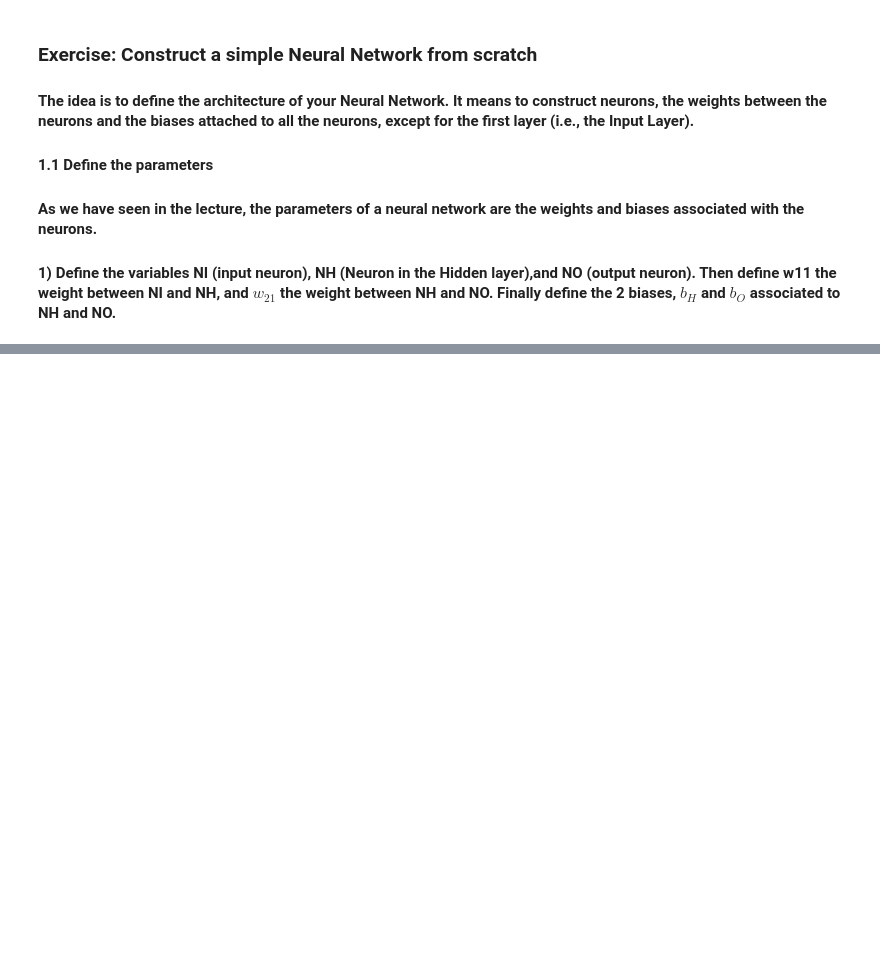
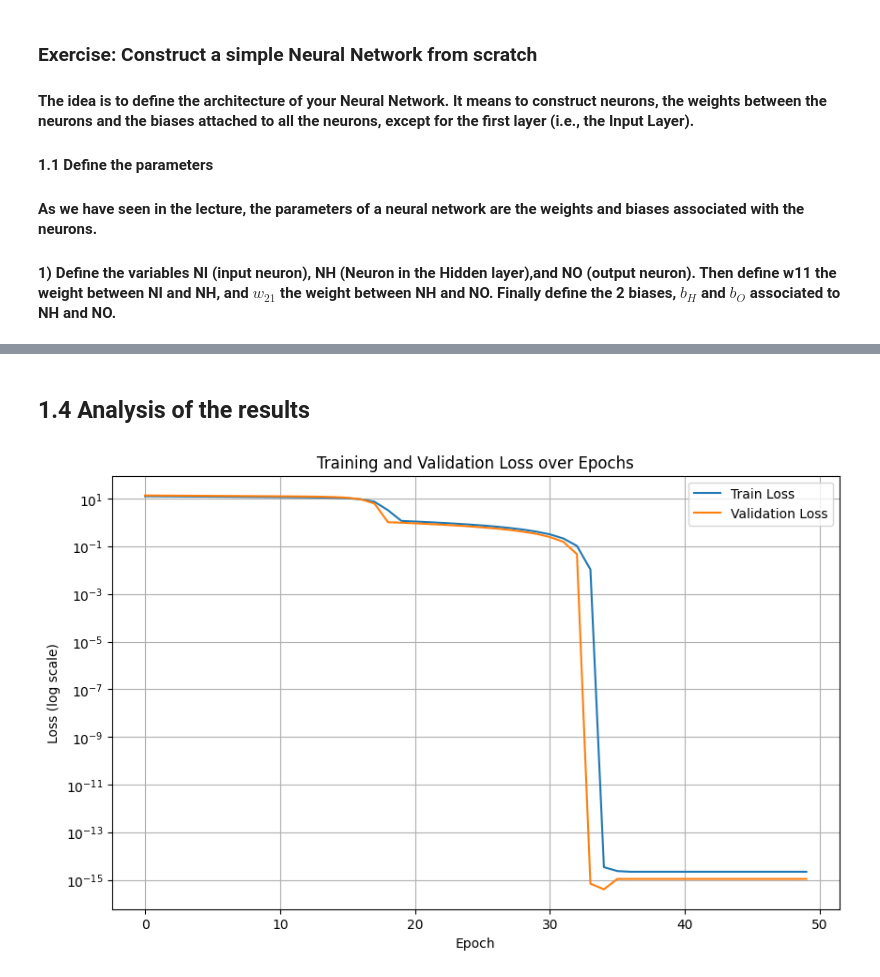
Before and after one commit to mazapataa/NNbasic, a Jupyter notebook: P1_NN_scratch.ipynb, the cells around one changed output, grey strips where cells are left out. Drawn from its saved outputs; the diff is of its cells as text; code cells hidden in the pictures; blank space fills up the shorter version.

```diff
--- a/P1_NN_scratch.ipynb
+++ b/P1_NN_scratch.ipynb
@@ -87,0 +188,19 @@ plt.grid()
+# %% [markdown]
+## 1.4 Analysis of the results
+# %%
+'''19) plot the evolution of the Loss-train and Loss-validation in a same plot. Use the "semilogy" matplotlib
+function for this plot. Do the validation and the training set learn at the same time? Can you say that
+your neural network is well-trained?
+'''
+
+plt.figure(figsize=(10, 6))
+plt.semilogy(loss_train, label='Train Loss')
+plt.semilogy(loss_validation, label='Validation Loss')
+plt.xlabel('Epoch')
+plt.ylabel('Loss (log scale)')
+plt.title('Training and Validation Loss over Epochs')
+plt.legend()
+plt.grid()
+plt.show()
+# %% [output]
+[figure, added]
```
Also changed, not shown: parts of 5 cells of this notebook, 1 other file.
